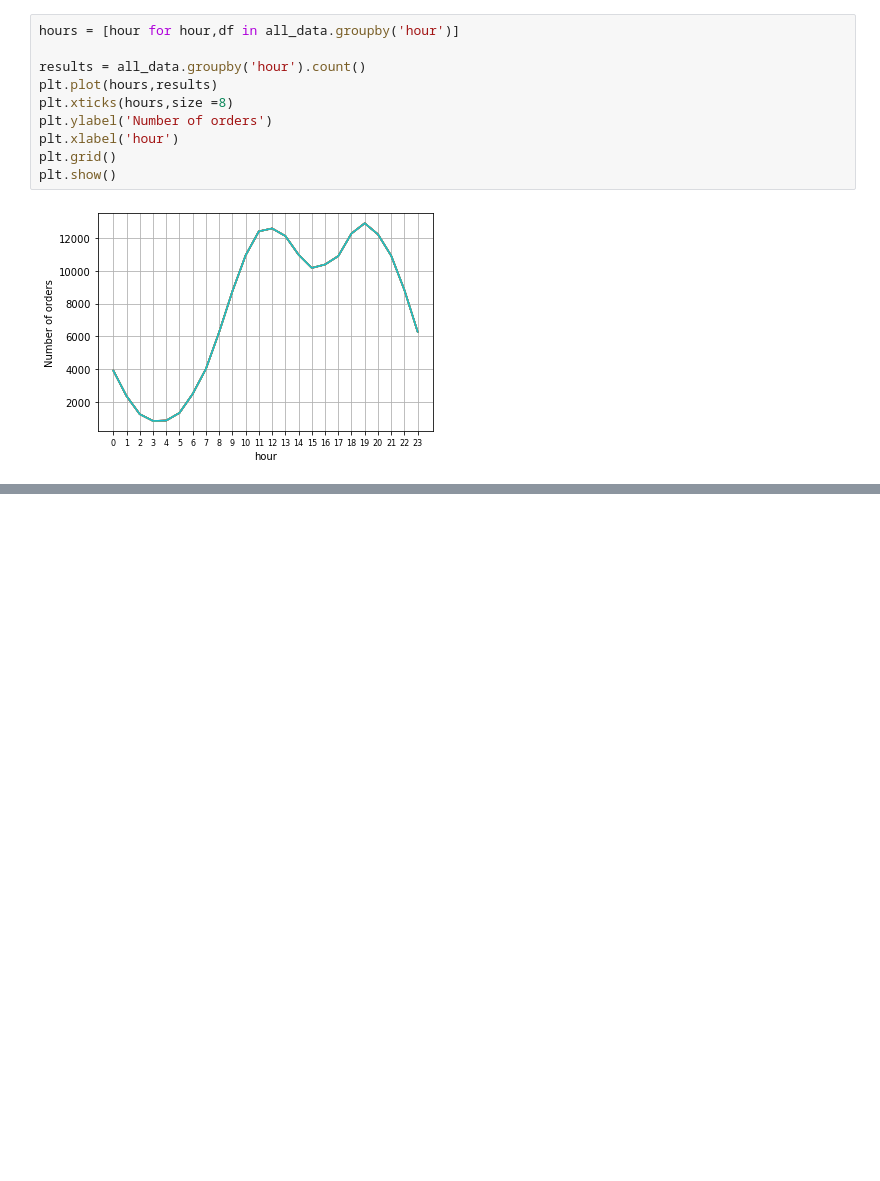
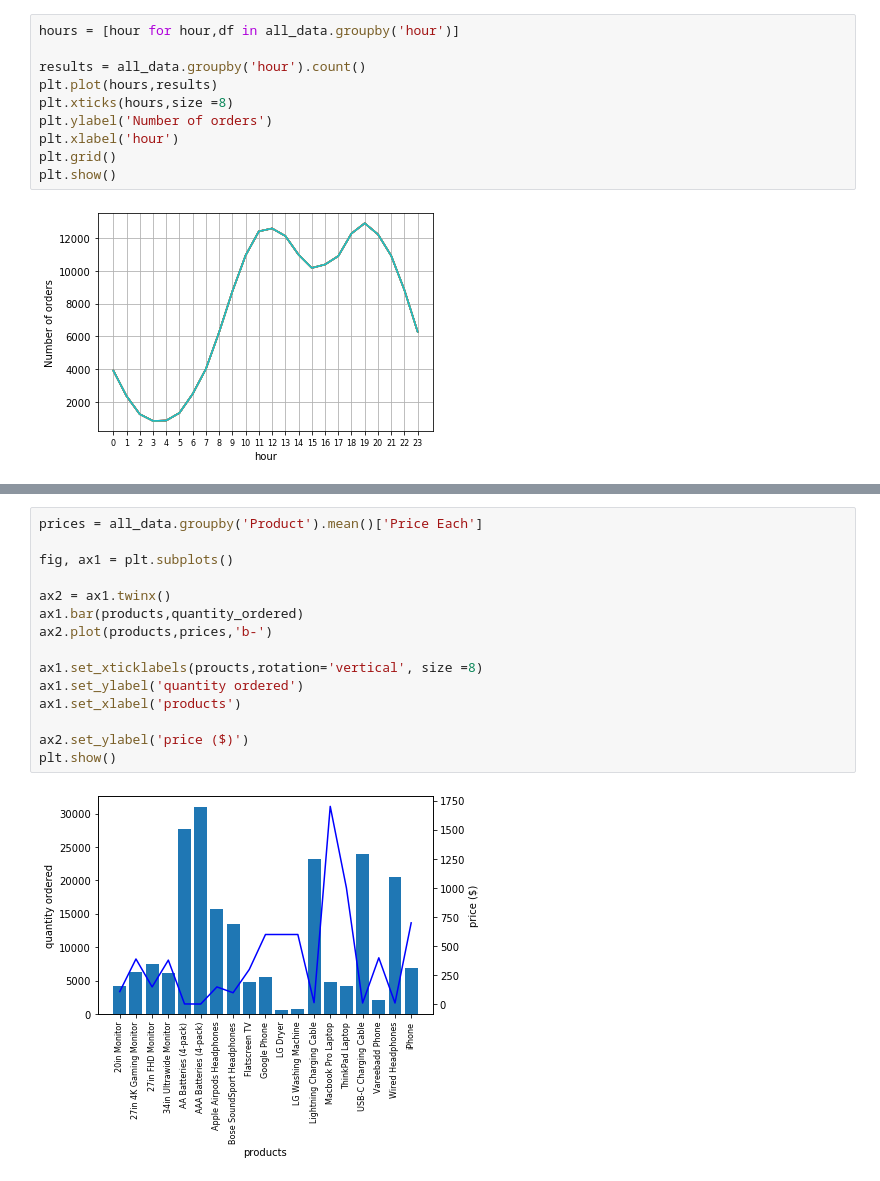
Before and after one commit to gayaniindunil/Data-Analysis-with-Python, a Jupyter notebook: sales_data_analysis.ipynb, the cells around one changed output, grey strips where cells are left out. Drawn from its saved outputs; the diff is of its cells as text; blank space fills up the shorter version.

```diff
--- a/sales_data_analysis.ipynb
+++ b/sales_data_analysis.ipynb
@@ -246,0 +306,17 @@ TASK 04: what products are sold
+# %%
+prices = all_data.groupby('Product').mean()['Price Each']
+
+fig, ax1 = plt.subplots()
+
+ax2 = ax1.twinx()
+ax1.bar(products,quantity_ordered)
+ax2.plot(products,prices,'b-')
+
+ax1.set_xticklabels(proucts,rotation='vertical', size =8)
+ax1.set_ylabel('quantity ordered')
+ax1.set_xlabel('products')
+
+ax2.set_ylabel('price ($)')
+plt.show()
+# %% [output]
+[figure, added]
```
Also changed, not shown: parts of 7 cells of this notebook.
